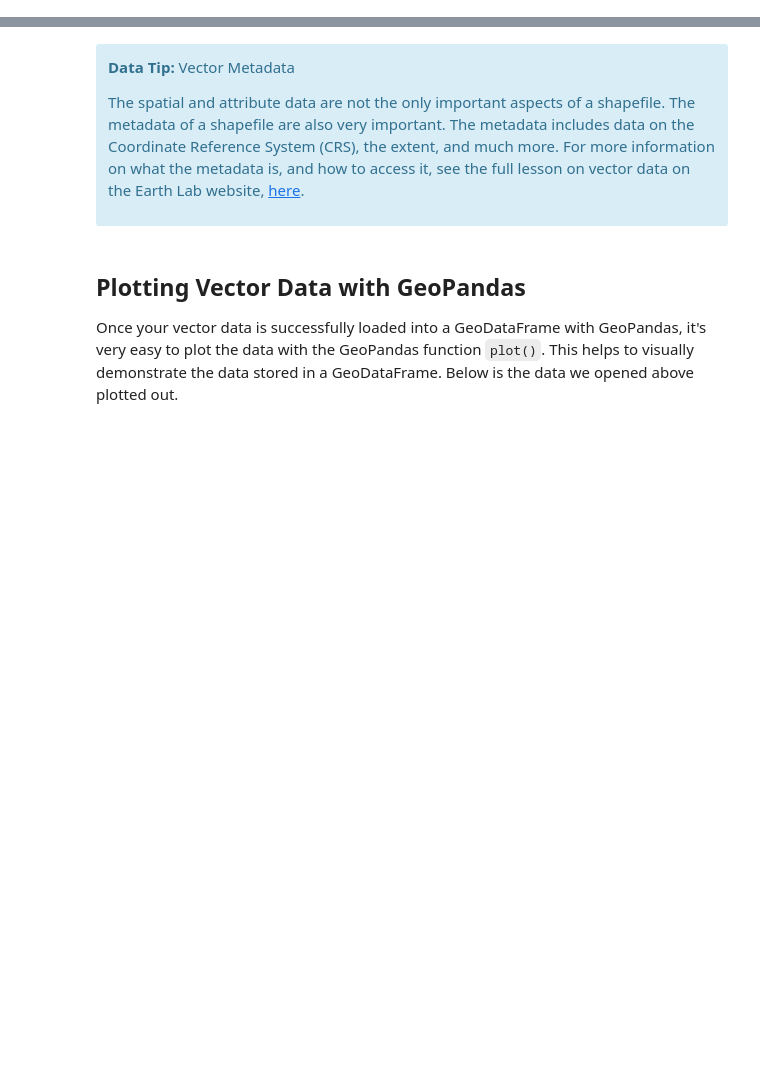
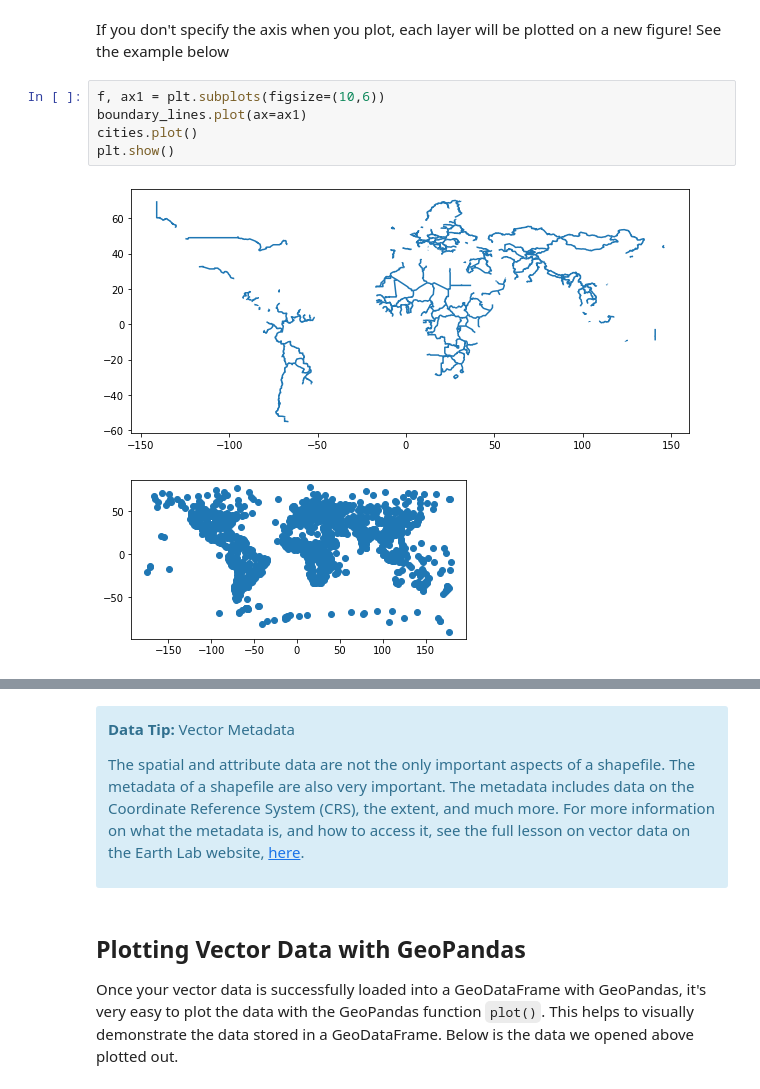
Before and after one commit to earthlab/edsc-summer-2020, a Jupyter notebook: data-types/02-intro-vector-data.ipynb, the cells around one changed output, grey strips where cells are left out. Drawn from its saved outputs; the diff is of its cells as text; blank space fills up the shorter version.

```diff
--- a/data-types/02-intro-vector-data.ipynb
+++ b/data-types/02-intro-vector-data.ipynb
@@ -179,0 +276,11 @@ Length: 255, dtype: object
+# %% [markdown]
+If you don't specify the axis when you plot, each layer will be plotted on a
+new figure! See the example below
+# %%
+f, ax1 = plt.subplots(figsize=(10,6))
+boundary_lines.plot(ax=ax1)
+cities.plot()
+plt.show()
+# %% [output]
+[figure, added]
+[figure, added]
```
Also changed, not shown: parts of 43 cells of this notebook, 6 other files.
